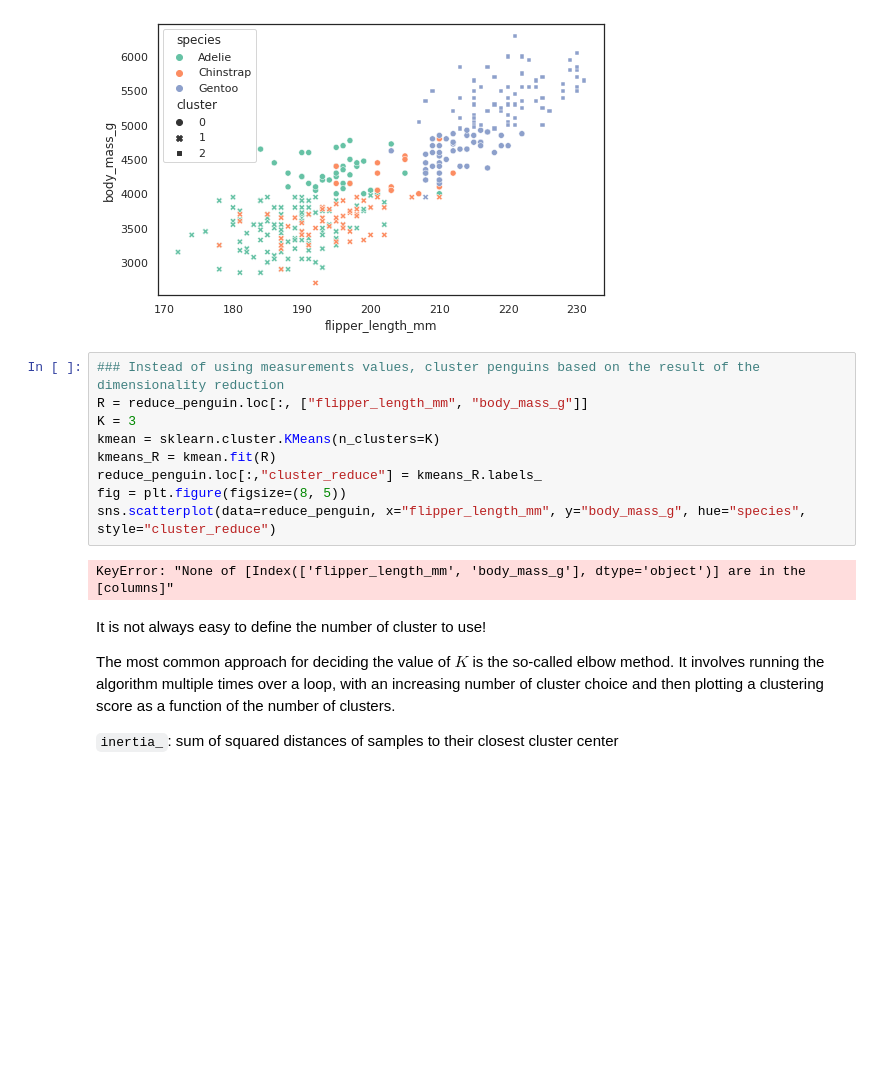
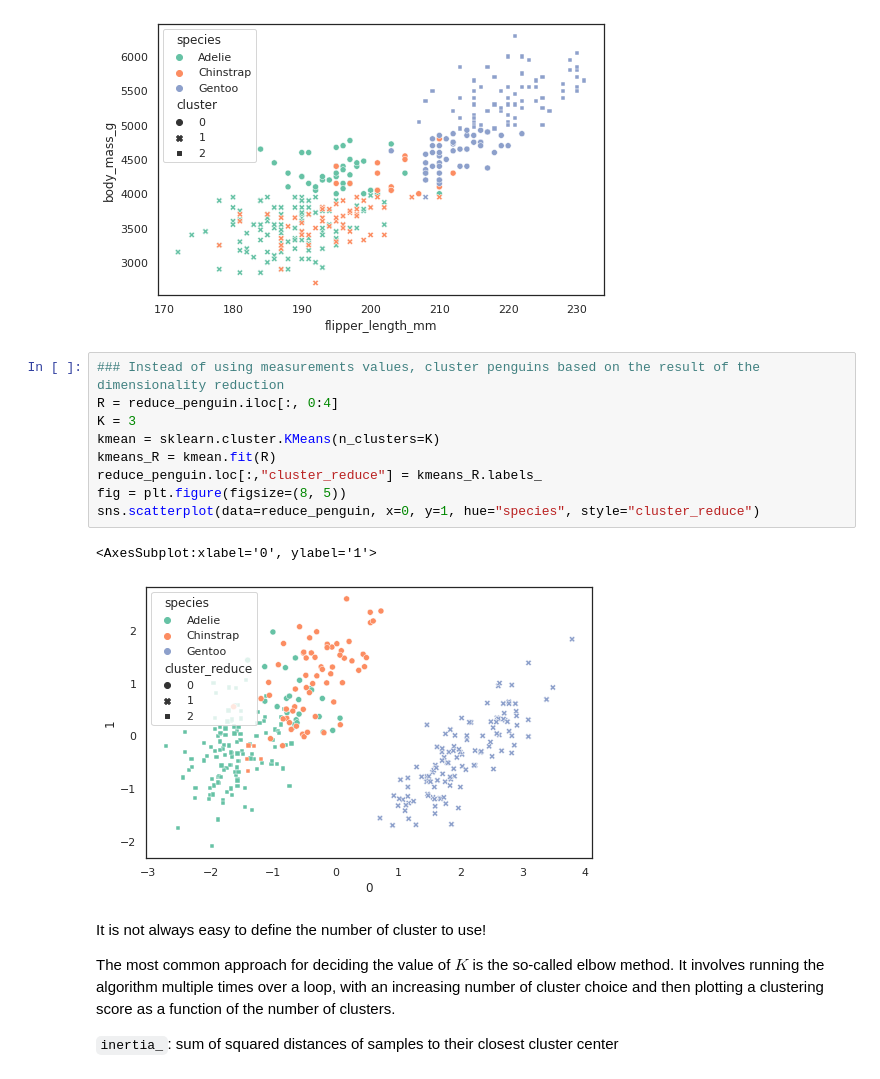
Before and after one commit to LaurenceCote/BIM6065, a Jupyter notebook: data_analysis_3.ipynb, the cells around one changed output. Saved outputs shown, nothing was run; the diff lists cells and outputs as text; blank space fills up the shorter version.

```diff
--- a/data_analysis_3.ipynb
+++ b/data_analysis_3.ipynb
@@ -147,15 +163,16 @@ sns.scatterplot(data=data_penguin, x="flipper_length_mm", y="body_mass_g", hue="
 [figure]
 # %%
 ### Instead of using measurements values, cluster penguins based on the result of the dimensionality reduction
-R = reduce_penguin.loc[:, ["flipper_length_mm", "body_mass_g"]]
+R = reduce_penguin.iloc[:, 0:4]
 K = 3
 kmean = sklearn.cluster.KMeans(n_clusters=K)
 kmeans_R = kmean.fit(R)
 reduce_penguin.loc[:,"cluster_reduce"] = kmeans_R.labels_
 fig = plt.figure(figsize=(8, 5))
-sns.scatterplot(data=reduce_penguin, x="flipper_length_mm", y="body_mass_g", hue="species", style="cluster_reduce")
+sns.scatterplot(data=reduce_penguin, x=0, y=1, hue="species", style="cluster_reduce")
 # %% [output]
-KeyError: "None of [Index(['flipper_length_mm', 'body_mass_g'], dtype='object')] are in the [columns]"
+<AxesSubplot:xlabel='0', ylabel='1'>
+[figure, added]
 # %% [markdown]
 It is not always easy to define the number of cluster to use!
 
```
Also changed, not shown: parts of 15 cells of this notebook.
